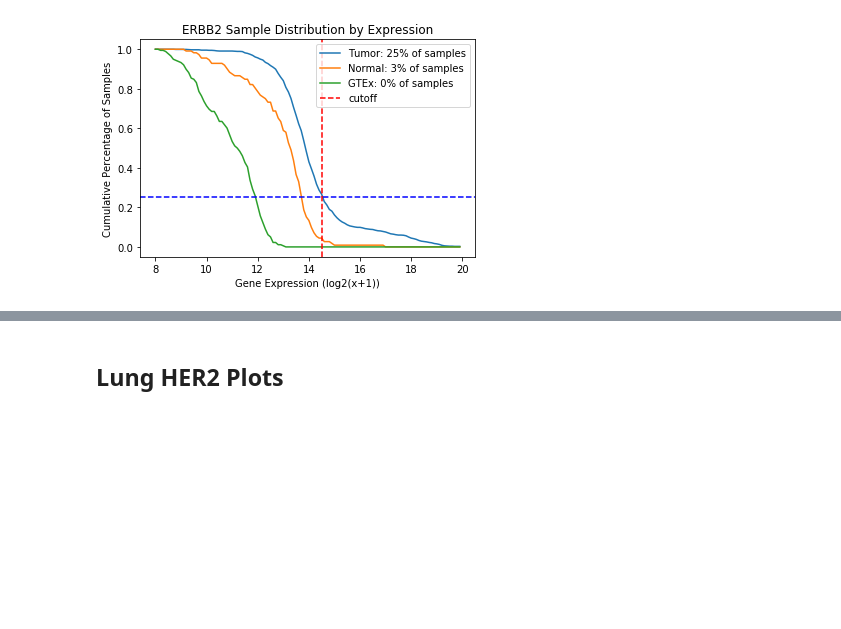
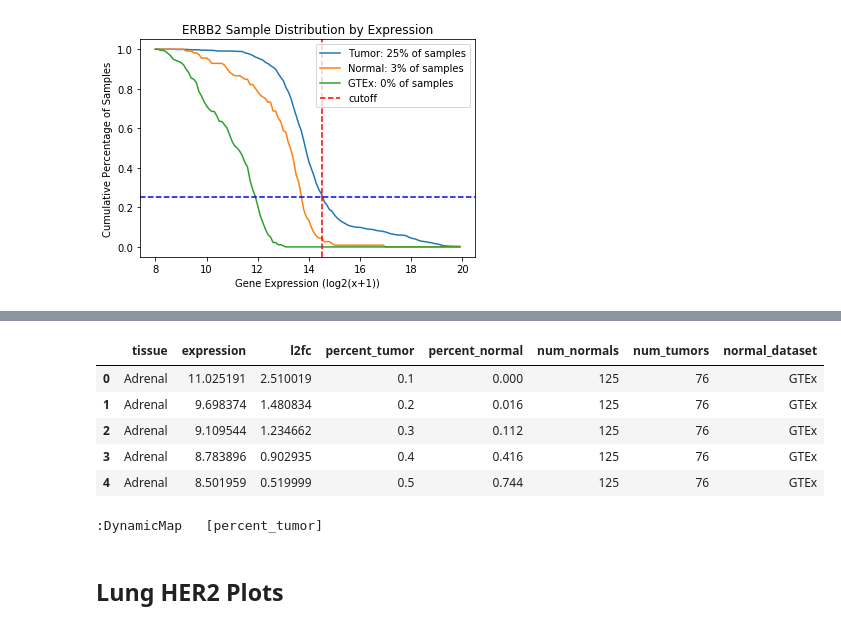
Before and after one commit to jvivian/rnaseq-notebooks, a Jupyter notebook: 3-Repositionable-Drugs/Drugs/Trastuzumab/HER2-Plots.ipynb, the cells around one changed output, grey strips where cells are left out. Cells and saved outputs as stored; diff of their text form; code cells hidden in the pictures; blank space fills up the shorter version.

```diff
--- a/3-Repositionable-Drugs/Drugs/Trastuzumab/HER2-Plots.ipynb
+++ b/3-Repositionable-Drugs/Drugs/Trastuzumab/HER2-Plots.ipynb
@@ -151,0 +198,9 @@ met[(met.dataset=='gtex')].ERBB2
+# %%
+info.head()
+# %% [output]
+|  | tissue | expression | l2fc | percent_tumor | percent_normal | num_normals | num_tumors | normal_dataset |
+| 0 | Adrenal | 11.025191 | 2.510019 | 0.1 | 0.000 | 125 | 76 | GTEx |
+| 1 | Adrenal | 9.698374 | 1.480834 | 0.2 | 0.016 | 125 | 76 | GTEx |
+| 2 | Adrenal | 9.109544 | 1.234662 | 0.3 | 0.112 | 125 | 76 | GTEx |
+| 3 | Adrenal | 8.783896 | 0.902935 | 0.4 | 0.416 | 125 | 76 | GTEx |
+| 4 | Adrenal | 8.501959 | 0.519999 | 0.5 | 0.744 | 125 | 76 | GTEx |
@@ -152,3 +216,10 @@ met[(met.dataset=='gtex')].ERBB2
+# %%
+%%opts Scatter [color_index='tissue' legend_position='left' invert_yaxis=True]
+%%opts Scatter [tools=['hover'] height=500 width=700]
+%%opts Scatter (cmap='tab20' alpha=.33 size=10)
+dscat.relabel(group='ERBB2 Expression and Sample Populations -')
+# %% [output]
+:DynamicMap   [percent_tumor]
 # %% [markdown]
 ## Lung HER2 Plots
 # %%
```
Also changed, not shown: parts of 25 cells of this notebook.
